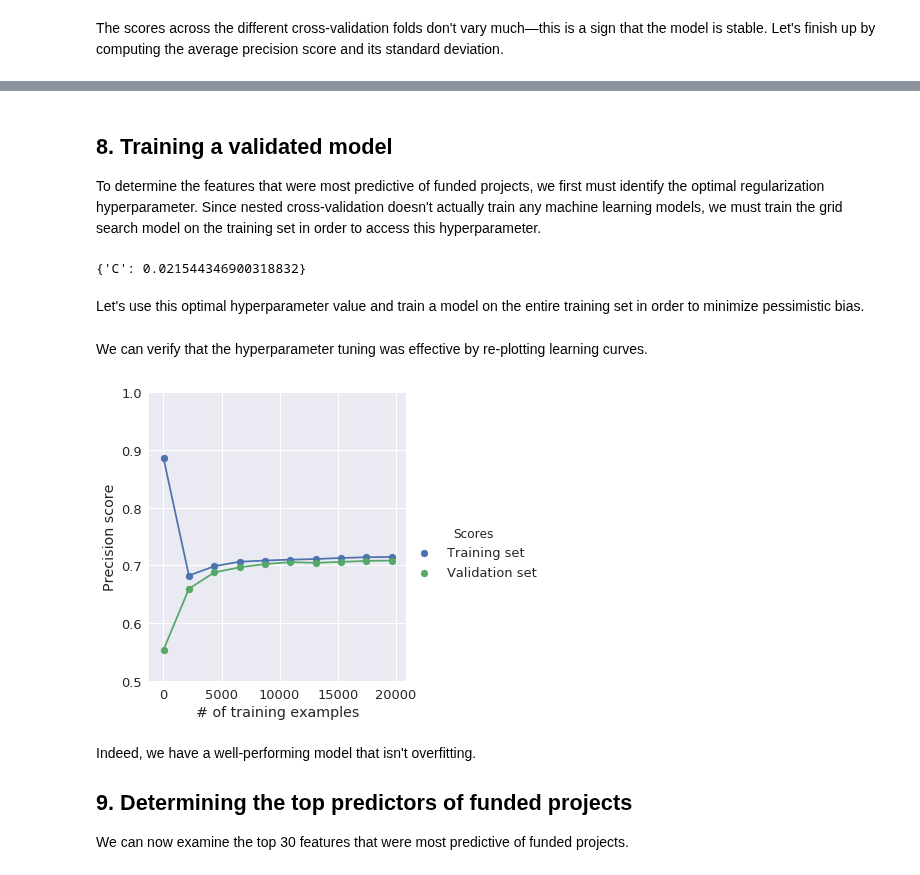
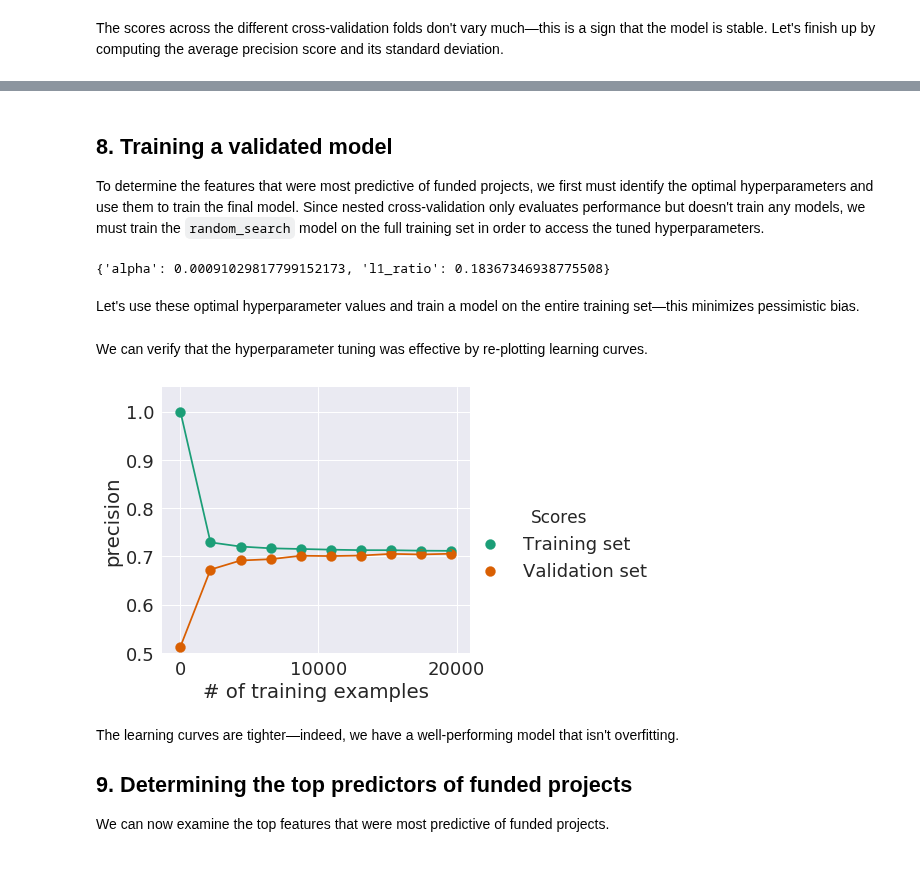
Before and after one commit to redwanhuq/campaign-critic, a Jupyter notebook: prototyping/prototyping-machine_learning.ipynb, the cells around one changed output, grey strips where cells are left out. Cells and saved outputs as stored; diff of their text form; code cells hidden in the pictures.

```diff
--- a/prototyping/prototyping-machine_learning.ipynb
+++ b/prototyping/prototyping-machine_learning.ipynb
@@ -315,0 +318,4 @@ As a starting point, we'll only train a model on the meta features. Out of curio
+# %%
+# Set the recommended number of iterations for SGD
+SGD_iterations = np.ceil(10 ** 6 / len(X_std))
+SGD_iterations
@@ -462,7 +495,7 @@ def make_tidy(sample_space, train_scores, valid_scores):
         id_vars='# of training examples',
         value_vars=['Training set', 'Validation set'],
         var_name='Scores',
-        value_name='Precision score'
+        value_name='precision'
     )
 # %% [markdown]
 We're now ready to plot the learning curves.
@@ -582,58 +578,69 @@ Precision: 0.705709844650363 +/- 0.010195987511092769
 <a id="cell8"></a>
 ## 8. Training a validated model
 
-To determine the features that were most predictive of funded projects, we first must identify the optimal regularization hyperparameter. Since nested cross-validation doesn't actually train any machine learning models, we must train the grid search model on the training set in order to access this hyperparameter.
+To determine the features that were most predictive of funded projects, we first must identify the optimal hyperparameters and use them to train the final model. Since nested cross-validation only evaluates performance but doesn't train any models, we must train the `random_search` model on the full training set in order to access the tuned hyperparameters.
 # %%
-# Train a grid search model to identify the optimal hyperparameter
-grid_search.fit(X_full, y_enc)
+# Train the random hyperparameter search model
+random_search.fit(X_full, y_enc)
 
-# Display the optimal hyperparameter
-grid_search.best_params_
+# Display the optimal hyperparameters
+random_search.best_params_
 # %% [output]
-{'C': 0.021544346900318832}
+{'alpha': 0.00091029817799152173, 'l1_ratio': 0.18367346938775508}
 # %% [markdown]
-Let's use this optimal hyperparameter value and train a model on the entire training set in order to minimize pessimistic bias.
+Let's use these optimal hyperparameter values and train a model on the entire training set&mdash;this minimizes pessimistic bias.
 # %%
-# Train the classifier on the entire dataset using the optimal hyperparameter
-final_clf = LogisticRegression(C=grid_search.best_params_['C'])
+# Train the classifier on the entire dataset using the optimal hyperparameters
+final_clf = SGDClassifier(
+        loss='log',
+        penalty='elasticnet',
+        alpha=random_search.best_params_['alpha'],
+        l1_ratio=random_search.best_params_['l1_ratio'],
+        max_iter=SGD_iterations,
+        random_state=41
+)
 final_clf.fit(X_full, y_enc);
 # %% [markdown]
 We can verify that the hyperparameter tuning was effective by re-plotting learning curves.
 # %%
 # Select 10 different sizes of the dataset
 sample_space = np.linspace(15, len(X_std) * 0.8, 10, dtype='int')
 
-# Compute learning curves with the optimal regularization hyperparameter
+# Compute learning curves
 train_sizes, train_scores, valid_scores = learning_curve(
     estimator=final_clf,
     X=X_full,
     y=y_enc,
     train_sizes=sample_space,
     cv=StratifiedShuffleSplit(n_splits=10, test_size=0.2, random_state=41),
     scoring='precision',
     n_jobs=-1
 )
 
 # Initialize a FacetGrid object using the table of scores and facet on
 # the score from the different sets
 fig = sns.FacetGrid(
-    make_tidy(sample_space, train_scores, valid_scores), hue='Scores', size=5
+    make_tidy(sample_space, train_scores, valid_scores),
+    hue='Scores',
+    size=5,
+    palette='Dark2',
+    aspect=1.2
 )
 
 # Plot the learning curves, add a legend, and rescale y-axis
-fig.map(plt.scatter, '# of training examples', 'Precision score')
-fig.map(plt.plot, '# of training examples', 'Precision score') \
-    .add_legend() \
-    .set(ylim=(0.5, 1));
+fig.map(plt.scatter, '# of training examples', 'precision', s=100)
+fig.map(plt.plot, '# of training examples', 'precision') \
+    .set(ylim=(0.5, 1.05), xticks=(0, 10000, 20000)) \
+    .add_legend();
 # %% [output]
-[figure, old version]
+[figure, new version]
 # %% [markdown]
-Indeed, we have a well-performing model that isn't overfitting.
+The learning curves are tighter&mdash;indeed, we have a well-performing model that isn't overfitting.
 
 <a id="cell9"></a>
 ## 9. Determining the top predictors of funded projects
 
-We can now examine the top 30 features that were most predictive of funded projects.
+We can now examine the top features that were most predictive of funded projects.
 # %%
 # Combine meta feature labels with n-gram labels
 all_features = features + vectorizer.get_feature_names()
```
Also changed, not shown: parts of 33 cells of this notebook, 1 other file.
